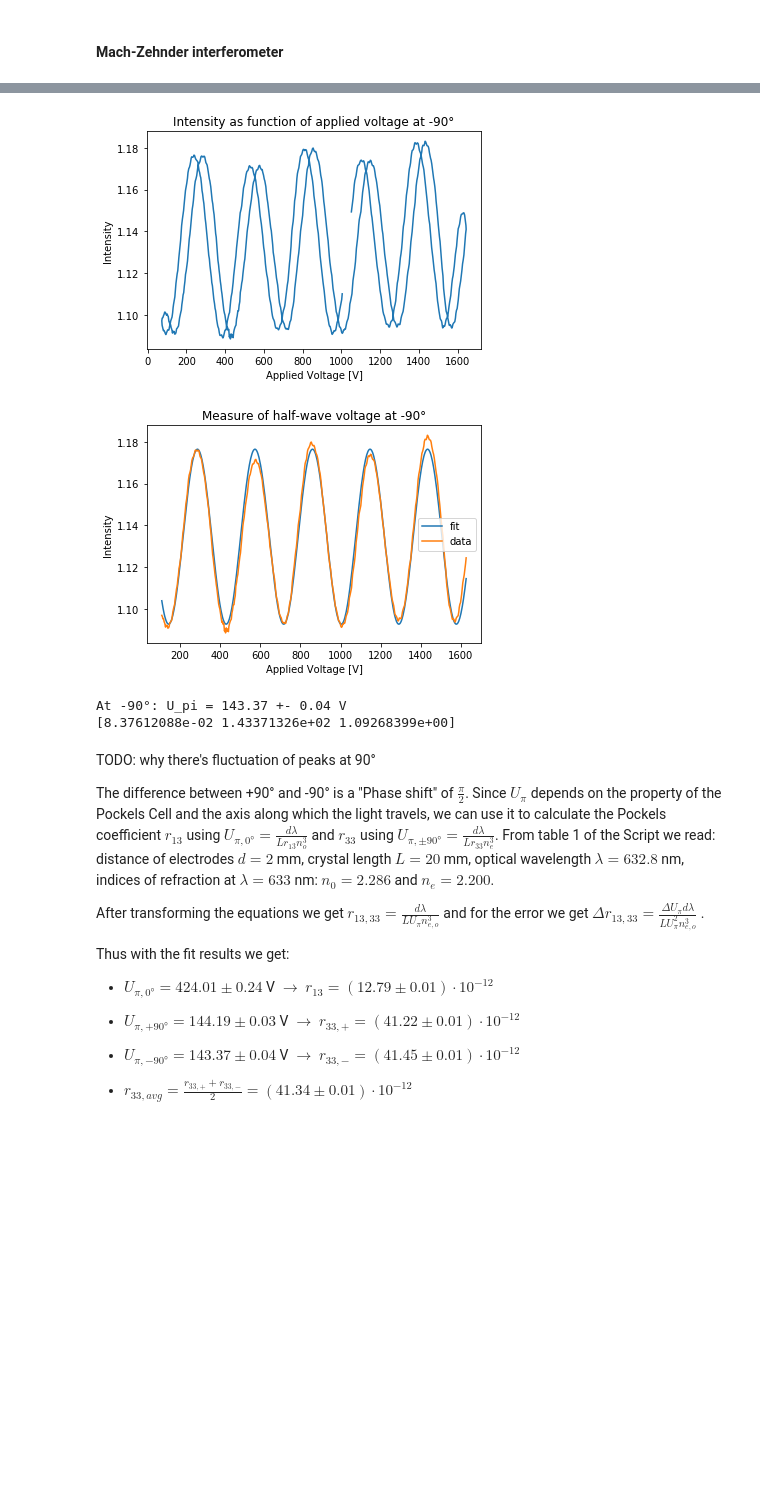
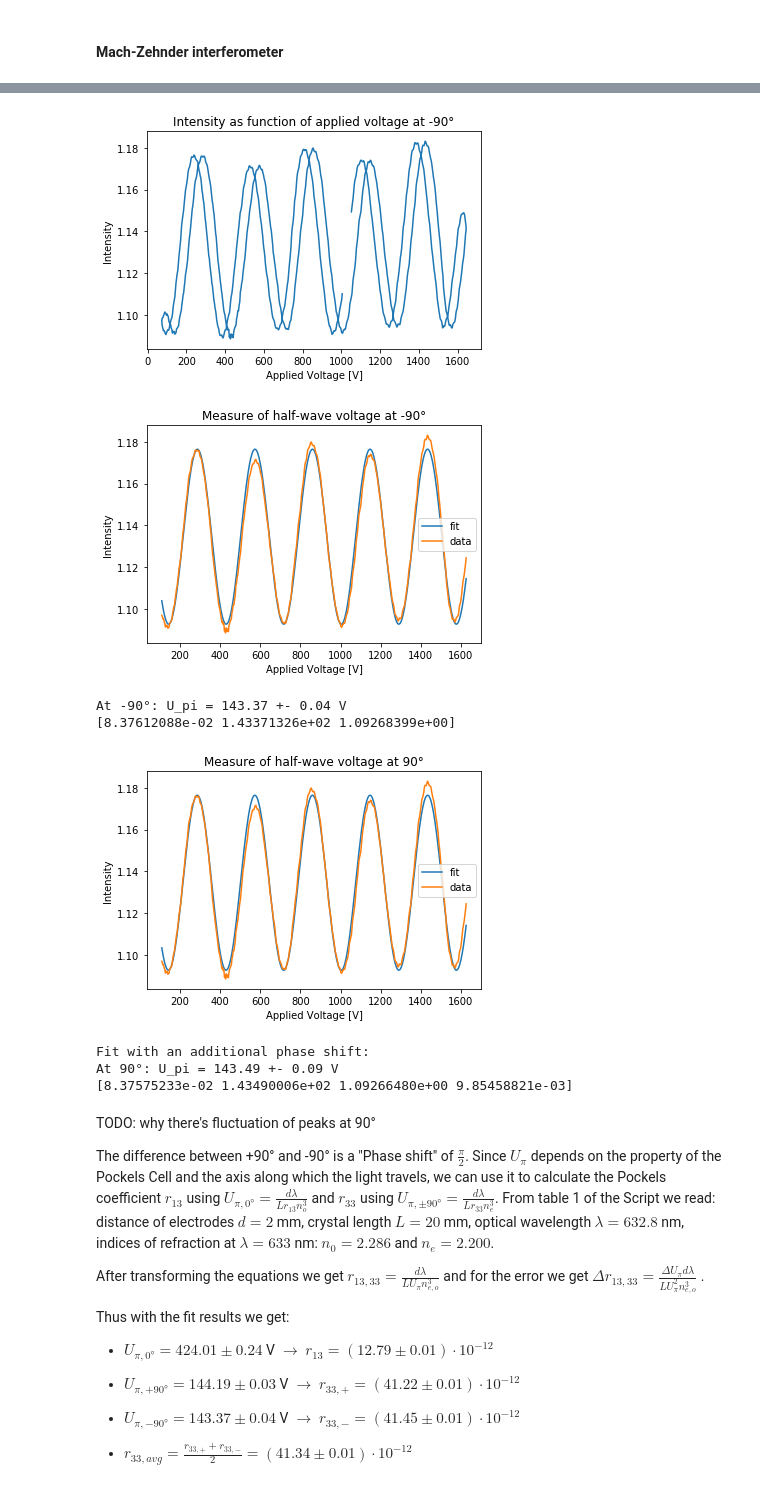
Before and after one commit to anananlyjlyj/physics-FP-Uni-HD, a Jupyter notebook: F86 Grundpraktikum Optik/FP Optics.ipynb, the cells around one changed output, grey strips where cells are left out. Saved outputs shown, nothing was run; the diff lists cells and outputs as text; code cells hidden in the pictures; blank space fills up the shorter version.

```diff
--- a/F86 Grundpraktikum Optik/FP Optics.ipynb
+++ b/F86 Grundpraktikum Optik/FP Optics.ipynb
@@ -160,45 +168,49 @@ At 90°: U_pi = 144.19 +- 0.03 V
 # %%
 # plot and fit -90°
 U_90, I_90 = np.loadtxt(
     'Pockel_90.txt', skiprows=1, usecols=(1, 2), unpack=True)
 U_90 = np.array(U_90) * enlarge
 I_90 = np.array(I_90)
 plt.plot(U_90, I_90, label="data")
 plt.xlabel("Applied Voltage [V]")
 plt.ylabel("Intensity")
 plt.title("Intensity as function of applied voltage at -90°")
 plt.show()
 U_90 = U_90[310:800]
 I_90 = I_90[310:800]
 fitp, pcov = curve_fit(func, U_90, I_90, [0.08, 140., 1.09])
 plt.plot(U_90, func(U_90, fitp[0], fitp[1], fitp[2]), label='fit')
 plt.plot(U_90, I_90, label="data")
 plt.xlabel("Applied Voltage [V]")
 plt.ylabel("Intensity")
 plt.title("Measure of half-wave voltage at -90°")
 plt.legend()
 plt.show()
 print("At -90°: U_pi = %.2f" % fitp[1], "+- %.2f" % np.sqrt(pcov[1][1]), "V")
 print(fitp)
 
-# Fit with an additional phase shift:
-# fitp2, pcov2 = curve_fit(funcp, U_90, I_90, [0.08, 140., 1.09, 0.1])
-# plt.plot(
-#     U_90, funcp(U_90, fitp2[0], fitp2[1], fitp2[2], fitp2[3]), label='fit')
-# plt.plot(U_90, I_90, label="data")
-# plt.xlabel("Applied Voltage [V]")
-# plt.ylabel("Intensity")
-# plt.title("Measure of half-wave voltage at 90°")
-# plt.legend()
-# plt.show()
-# print("Fit with an additional phase shift:")
-# print("At 90°: U_pi = %.2f" % fitp2[1], "+- %.2f" % np.sqrt(pcov2[1][1]), "V")
-# print(fitp2)
+#Fit with an additional phase shift:
+fitp2, pcov2 = curve_fit(funcp, U_90, I_90, [0.08, 140., 1.09, 0.1])
+plt.plot(
+    U_90, funcp(U_90, fitp2[0], fitp2[1], fitp2[2], fitp2[3]), label='fit')
+plt.plot(U_90, I_90, label="data")
+plt.xlabel("Applied Voltage [V]")
+plt.ylabel("Intensity")
+plt.title("Measure of half-wave voltage at 90°")
+plt.legend()
+plt.show()
+print("Fit with an additional phase shift:")
+print("At 90°: U_pi = %.2f" % fitp2[1], "+- %.2f" % np.sqrt(pcov2[1][1]), "V")
+print(fitp2)
 # %% [output]
 [figure]
 [figure]
 At -90°: U_pi = 143.37 +- 0.04 V
 [8.37612088e-02 1.43371326e+02 1.09268399e+00]
+[figure, added]
+Fit with an additional phase shift:
+At 90°: U_pi = 143.49 +- 0.09 V
+[8.37575233e-02 1.43490006e+02 1.09266480e+00 9.85458821e-03]
 # %% [markdown]
 TODO: why there's fluctuation of peaks at 90°
 
```
Also changed, not shown: parts of 6 cells of this notebook.
